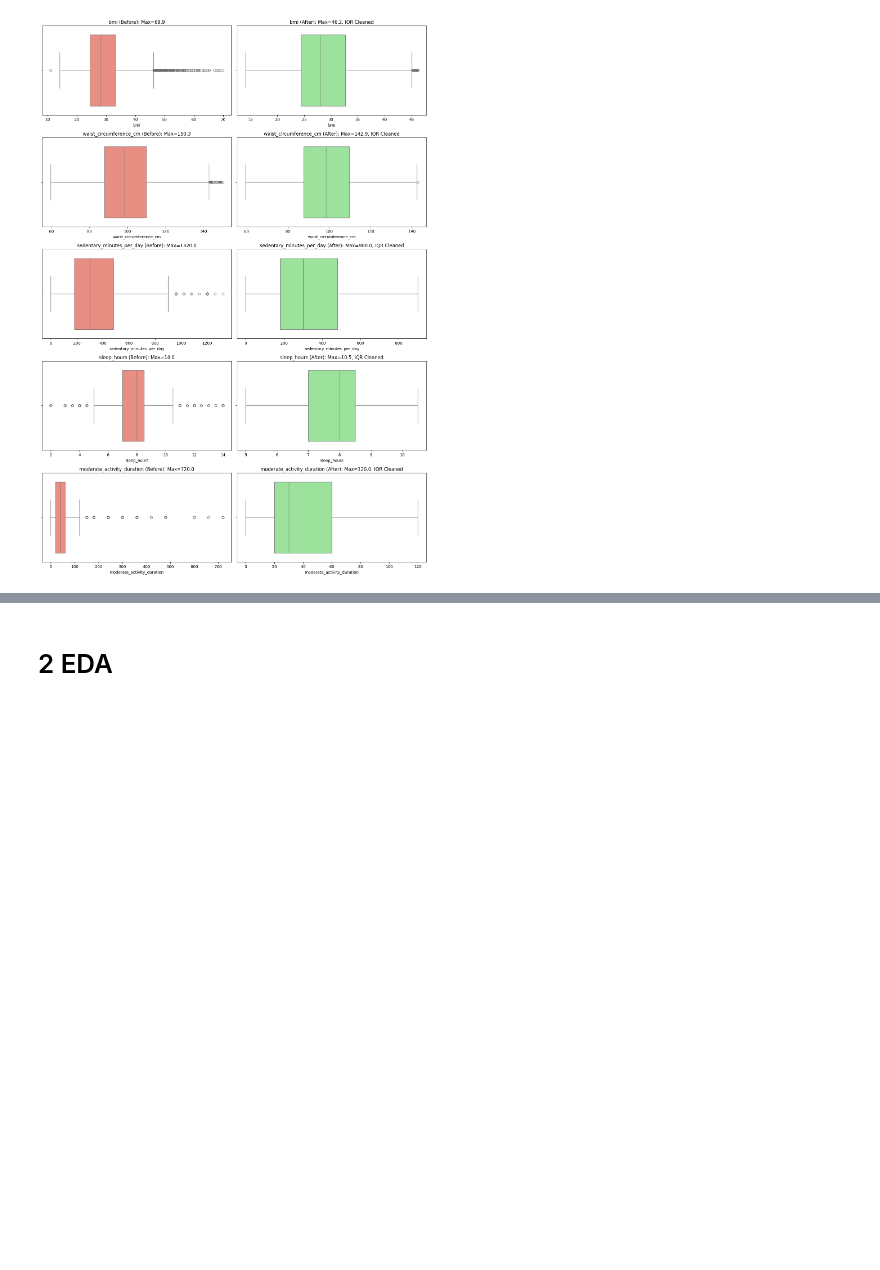
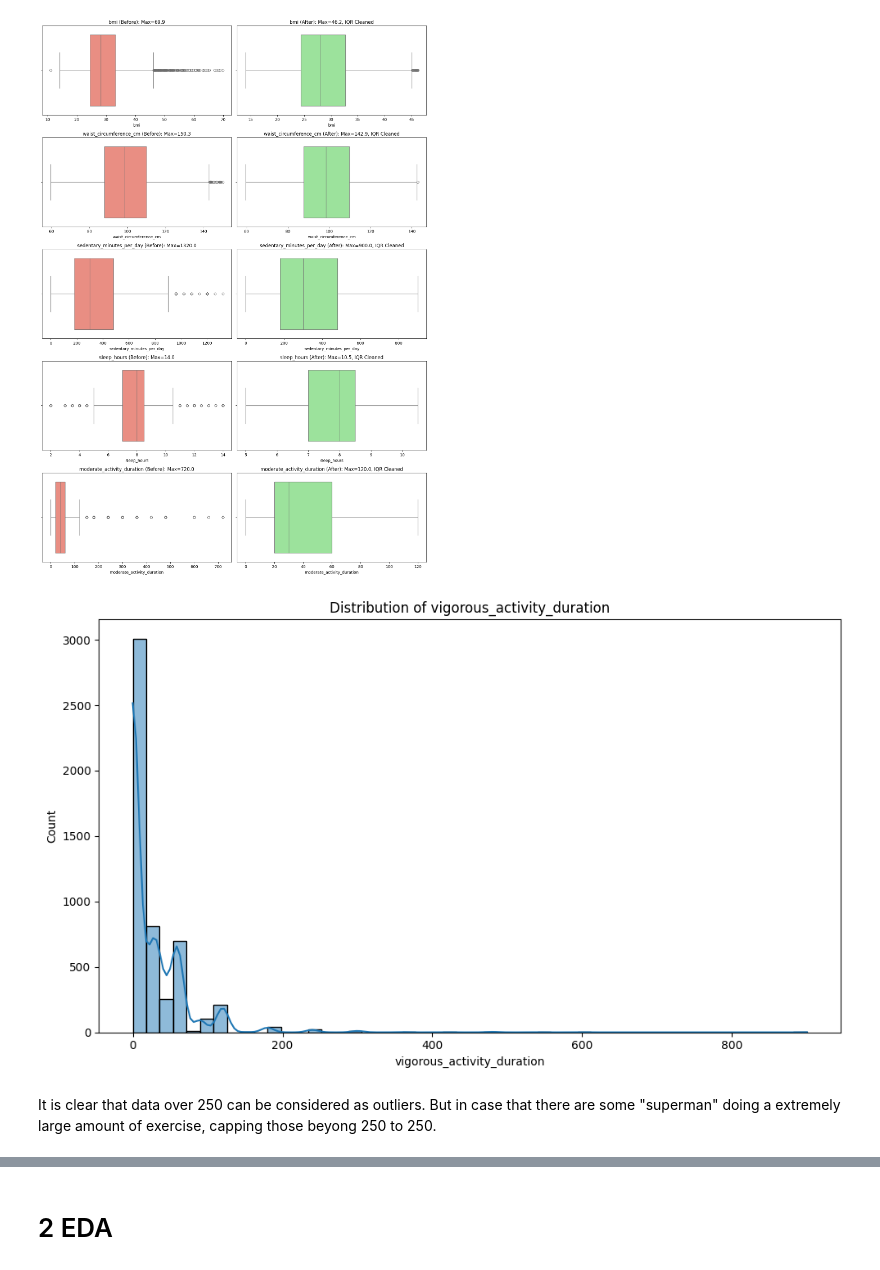
Before and after one commit to LuoYanHao-2025/Data_Science_Group31, a Jupyter notebook: Project_on_diabetes.ipynb, the cells around one changed output, grey strips where cells are left out. Cells and saved outputs as stored; diff of their text form; code cells hidden in the pictures; blank space fills up the shorter version.

Commit message:
Some further data cleaning and explanation added

```diff
--- a/Project_on_diabetes.ipynb
+++ b/Project_on_diabetes.ipynb
@@ -430,3 +430,15 @@ for col in ['moderate_activity_w','vigorous_activity_w']:
   df_final[col] = df_final[col].clip(upper=limit)
 # %% [output]
 [figure]
+# %%
+# Display the distribution pattern of column: vigorous_activity_duration
+# To explore the reasonable upper limit
+plt.figure(figsize=(10, 6))
+sns.histplot(df_final['vigorous_activity_duration'], bins=50, kde=True)
+plt.title('Distribution of vigorous_activity_duration')
+plt.tight_layout()
+plt.show()
+# %% [output]
+[figure, added]
+# %% [markdown]
+It is clear that data over 250 can be considered as outliers. But in case that there are some "superman" doing a extremely large amount of exercise, capping those beyong 250 to 250.
```
Also changed, not shown: parts of 9 cells of this notebook.
